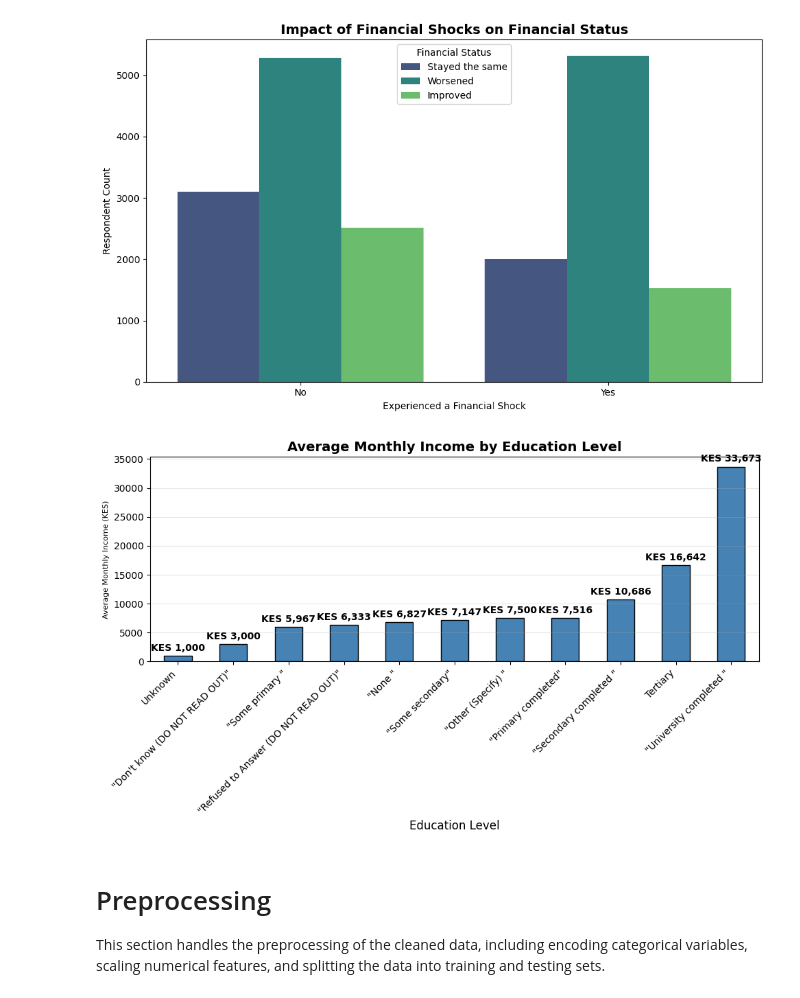
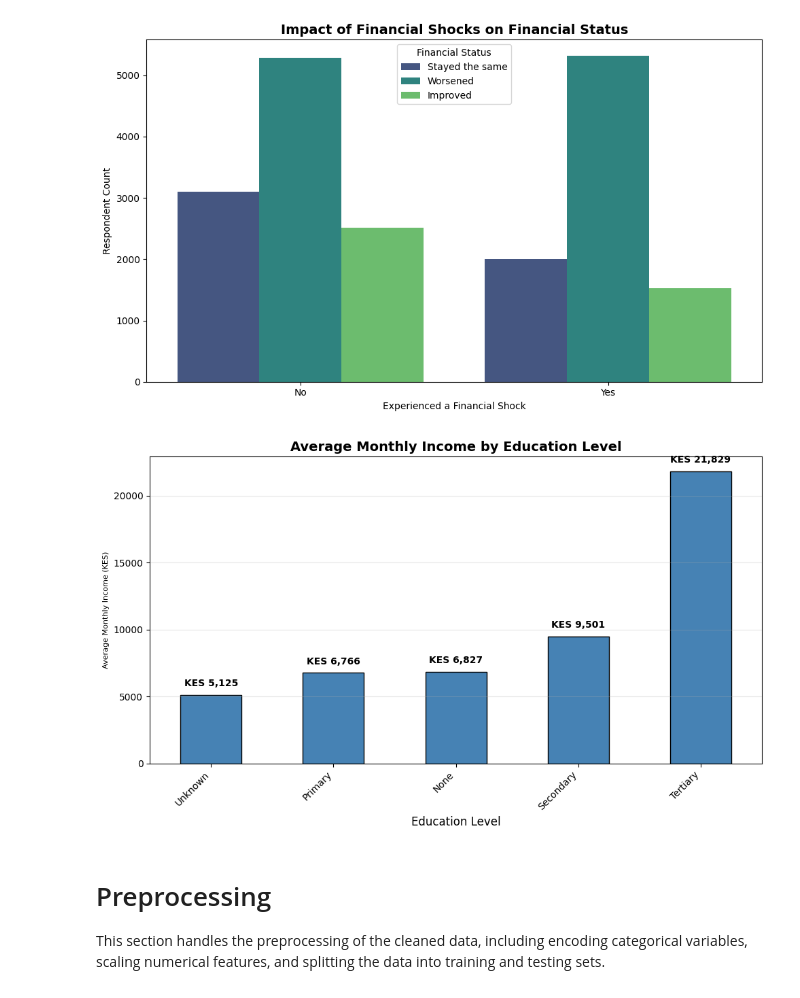
Before and after one commit to VictorNzai/DataSprint, a Jupyter notebook: DataSprint.ipynb, the cells around one changed output. Saved outputs shown, nothing was run; the diff lists cells and outputs as text; code cells hidden in the pictures.

```diff
--- a/DataSprint.ipynb
+++ b/DataSprint.ipynb
@@ -609,28 +609,50 @@ plt.show()
 # %%
 import pandas as pd
 import matplotlib.pyplot as plt
 
-# Calculate mean income by education level
-education_income = df_clean.groupby('education_level')['monthly_income'].mean().sort_values()
+# Define the mapping for standardization again for this cell's scope
+education_mapping = {
+    'None': 'None',
+    'Some primary': 'Primary',
+    'Primary completed': 'Primary',
+    'Some secondary': 'Secondary',
+    'Secondary completed': 'Secondary',
+    'Some technical training after secondary school': 'Tertiary',
+    'Completed technical training after secondary school': 'Tertiary',
+    'Some university': 'Tertiary',
+    'University completed': 'Tertiary',
+    'Refused to Answer (DO NOT READ OUT)': 'Unknown',
+    "Don't know (DO NOT READ OUT)": 'Unknown',
+    'Other (Specify)': 'Unknown',
+    '95': 'Unknown' # Assuming '95' is an erroneous or 'unknown' entry
+}
+
+# Apply the cleaning and mapping to a temporary series for the plot
+# First, remove any surrounding quotes, then strip whitespace, then apply the map
+df_clean_for_plot = df_clean.copy() # Create a copy to avoid modifying original df_clean in this visualization cell
+df_clean_for_plot['education_level_cleaned'] = df_clean_for_plot['education_level'].astype(str).str.replace('"', '').str.strip().replace(education_mapping)
+
+# Calculate mean income by education level using the cleaned column
+education_income = df_clean_for_plot.groupby('education_level_cleaned')['monthly_income'].mean().sort_values()
 
 # Create bar chart
 plt.figure(figsize=(10, 6))
 education_income.plot(kind='bar', color='steelblue', edgecolor='black')
 plt.title('Average Monthly Income by Education Level', fontsize=14, fontweight='bold')
 plt.xlabel('Education Level', fontsize=12)
 plt.ylabel('Average Monthly Income (KES)', fontsize=8)
 plt.xticks(rotation=45, ha='right')
 plt.grid(axis='y', alpha=0.3)
 
 # Add value labels on bars
 for i, v in enumerate(education_income):
     plt.text(i, v + 500, f'KES {v:,.0f}', ha='center', va='bottom', fontweight='bold')
 
 plt.tight_layout()
 plt.savefig('avg_income_education_level.png', dpi=150)
 plt.show()
 # %% [output]
-[figure, old version]
+[figure, new version]
 # %% [markdown]
 # Preprocessing
 
```
Also changed, not shown: parts of 19 cells of this notebook.
